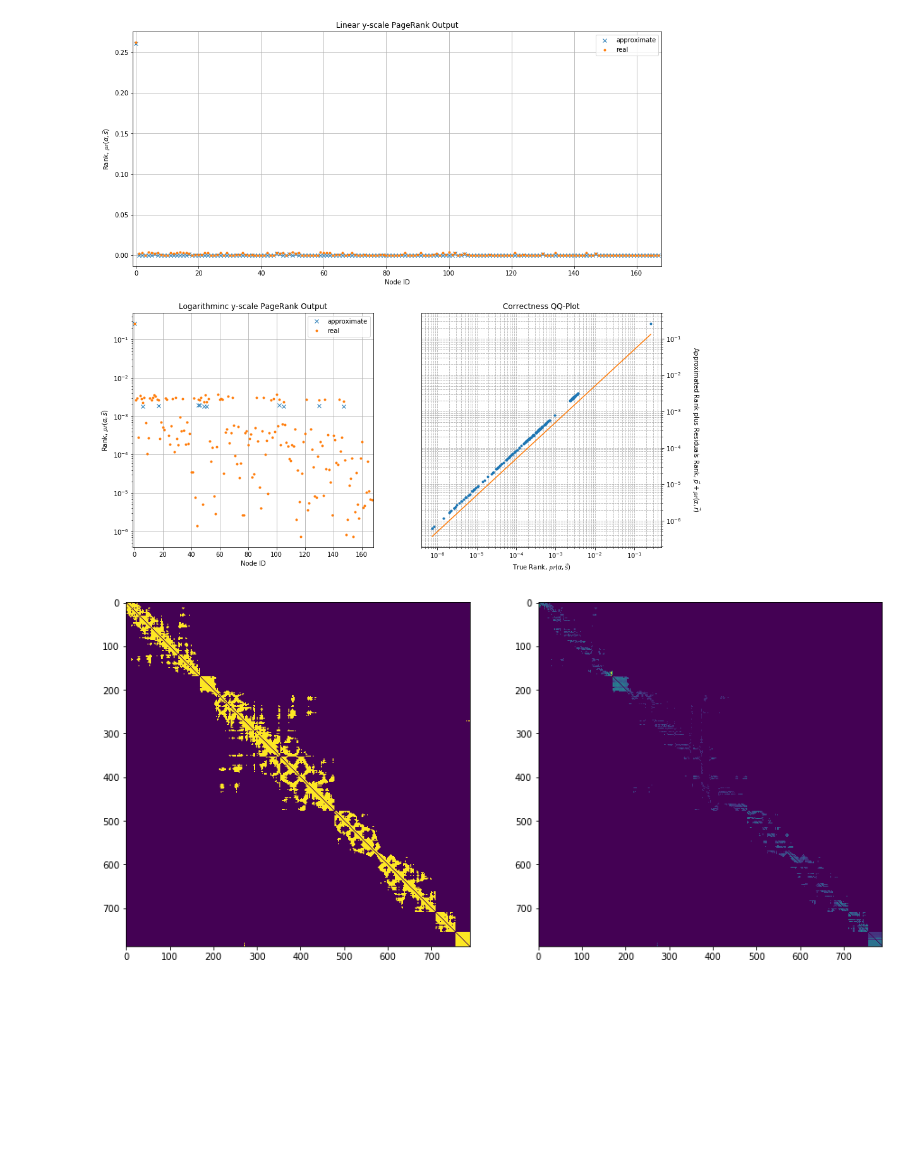
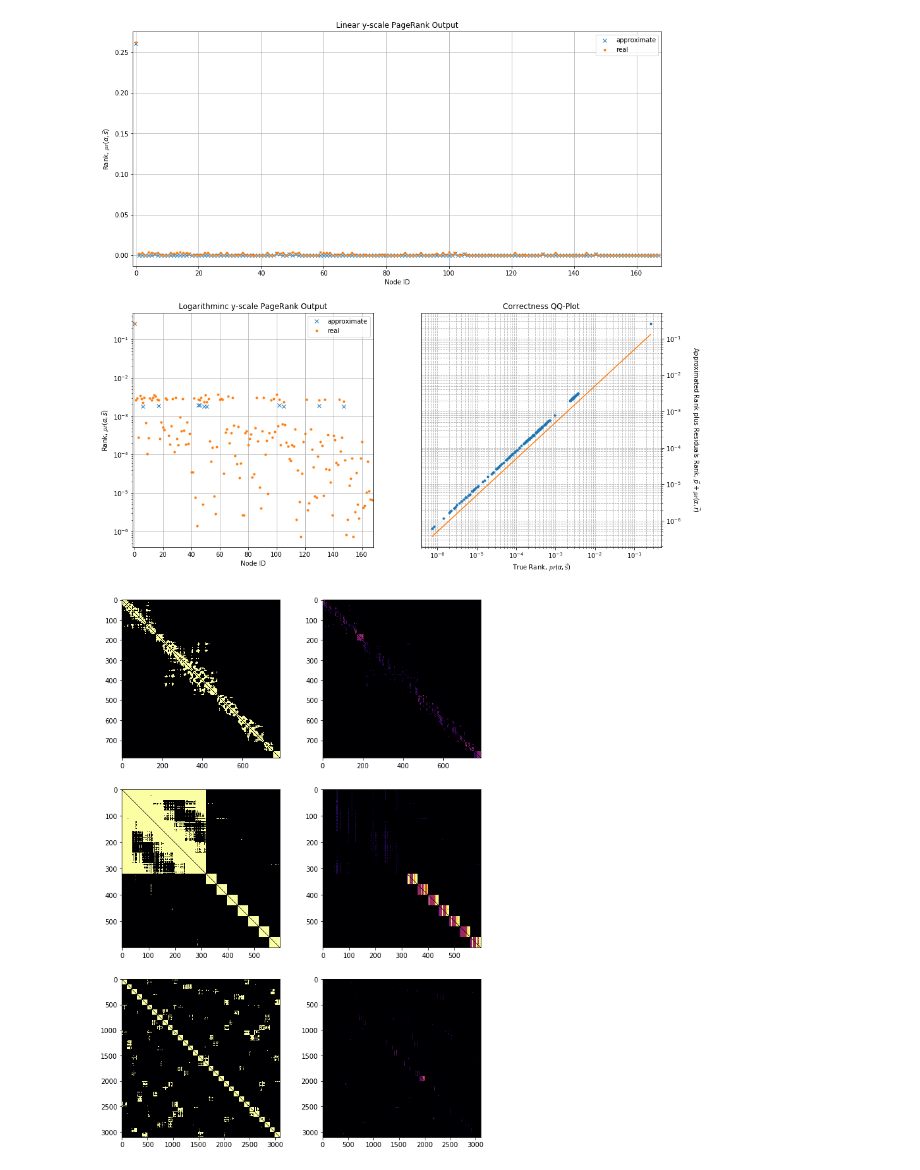
Before and after one commit to barbafrank/LCP_projects_Y2, a Jupyter notebook: HLP_Project/Project.ipynb, the cells around one changed output. Saved outputs shown, nothing was run; the diff lists cells and outputs as text; code cells hidden in the pictures; blank space fills up the shorter version.

Commit message:
spy matrices in the clustering section

```diff
--- a/HLP_Project/Project.ipynb
+++ b/HLP_Project/Project.ipynb
@@ -204,19 +204,30 @@ ax3.grid(True, which="both", ls="--")
 # %% [output]
 [figure]
 # %%
-# load the network
-A, positions = build_network("../datasets/Aggregation.txt", radius=3.5)
-A_mat = list2matrix(A, False)
+# dataset names
+names = ["Aggregation", "R15", "D31"]
 
-# generate the L matrix
-L = localPageRank(A, c=0.85, epsilon=1e-8, max_iters=200, return_only_neighbours=True)
-L = transposeEdgelist(L, True)
-L_mat = list2matrix(L)
+# load, build and plot the networks
+datasets = {}
+fig, axs = plt.subplots(3, 2, figsize=(10, 15))
+for i, name in enumerate(names):
+    # build the network
+    A, positions = build_network("../datasets/" + name + ".txt", radius=3.5)
+    A_mat = list2matrix(A, False)
 
-# plot matrices
-fig, axs = plt.subplots(1, 2, figsize=(15, 7))
-axs[0].imshow(A_mat)
-axs[1].imshow(np.log(L_mat+1))
+    # generate the L matrix
+    L = localPageRank(A, c=0.85, epsilon=1e-8, max_iters=200, return_only_neighbours=True)
+
+    # store network data
+    datasets[name] = {
+        "A_mat": A_mat,
+        "positions": positions,
+        "L_T": transposeEdgelist(L, True)
+    }
+
+    # spy the matrices
+    axs[i][0].imshow(A_mat, cmap="inferno")
+    axs[i][1].imshow(np.log(list2matrix(L, True) + 1), cmap="inferno")
 plt.show()
 # %% [output]
-[figure, old version]
+[figure, new version]
```
Also changed, not shown: parts of 4 cells of this notebook, 1 other file.
